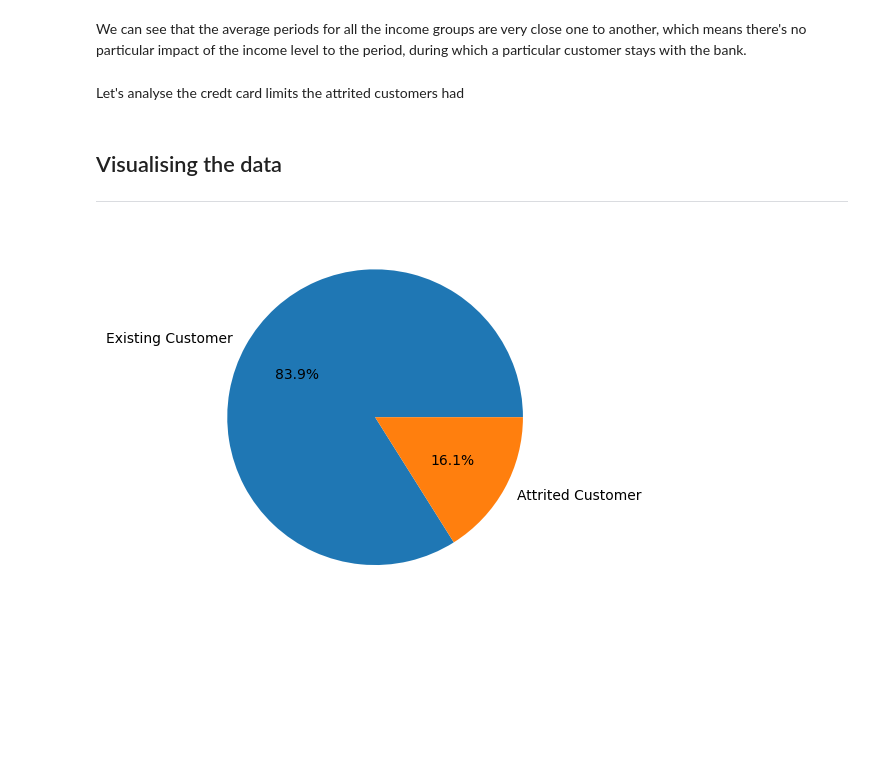
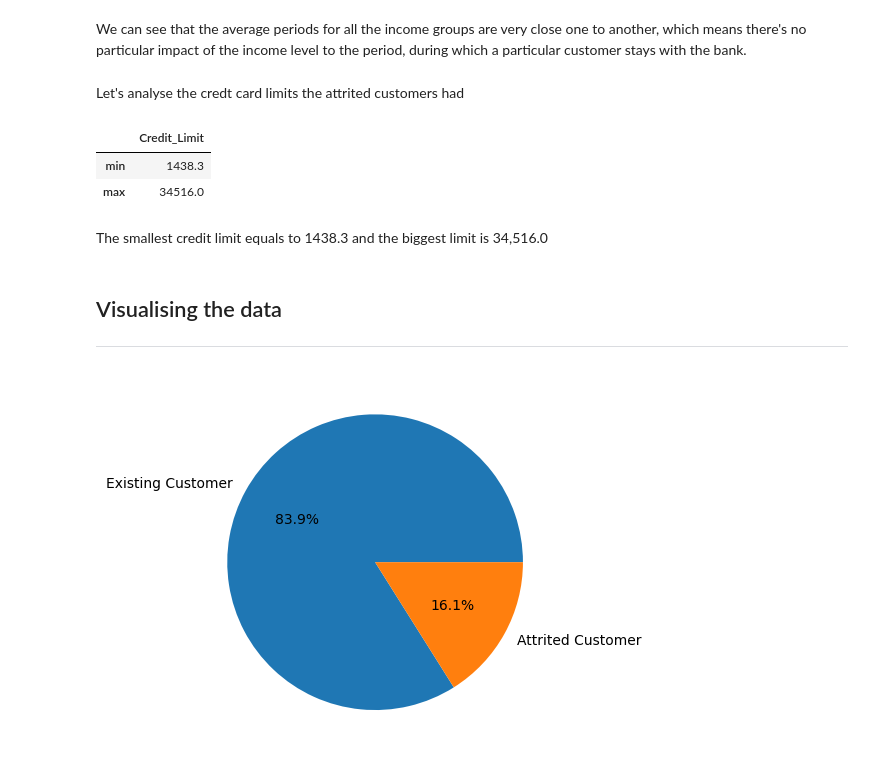
Before and after one commit to OlgaKantarzhy/data-and-python, a Jupyter notebook: The_Bank_project.ipynb, the cells around one changed output. Saved outputs shown, nothing was run; the diff lists cells and outputs as text; code cells hidden in the pictures; blank space fills up the shorter version.

```diff
--- a/The_Bank_project.ipynb
+++ b/The_Bank_project.ipynb
@@ -220,6 +220,16 @@ Name: Months_on_book, dtype: float64
 We can see that the average periods for all the income groups are very close one to another, which means there's no particular impact of the income level to the period, during which a particular customer stays with the bank.
 # %% [markdown]
 Let's analyse the credt card limits the attrited customers had
+# %%
+attrited.agg({
+    "Credit_Limit":["min","max"]
+    })
+# %% [output]
+|  | Credit_Limit |
+| min | 1438.3 |
+| max | 34516.0 |
+# %% [markdown]
+The smallest credit limit equals to 1438.3 and the biggest limit is 34,516.0
 # %% [markdown]
 ## Visualising the data
 
```
